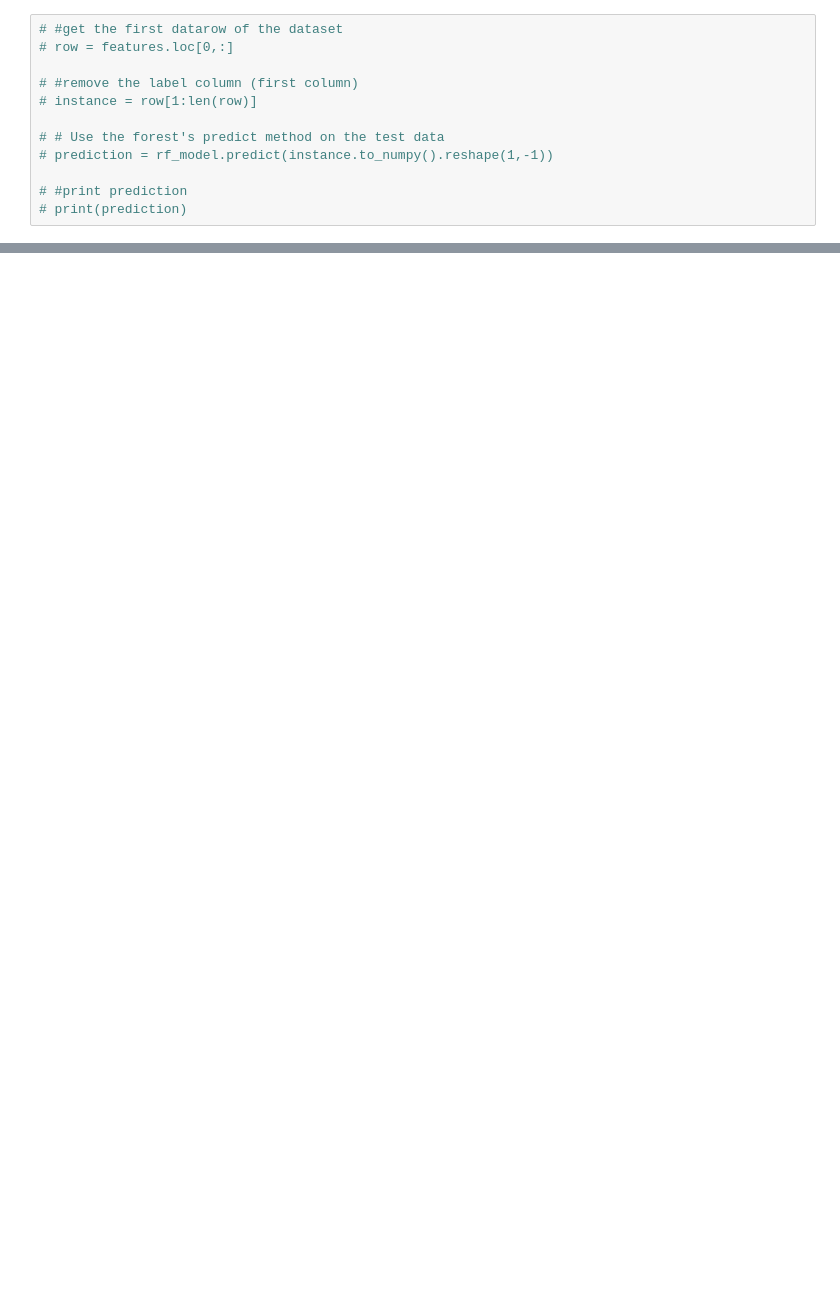
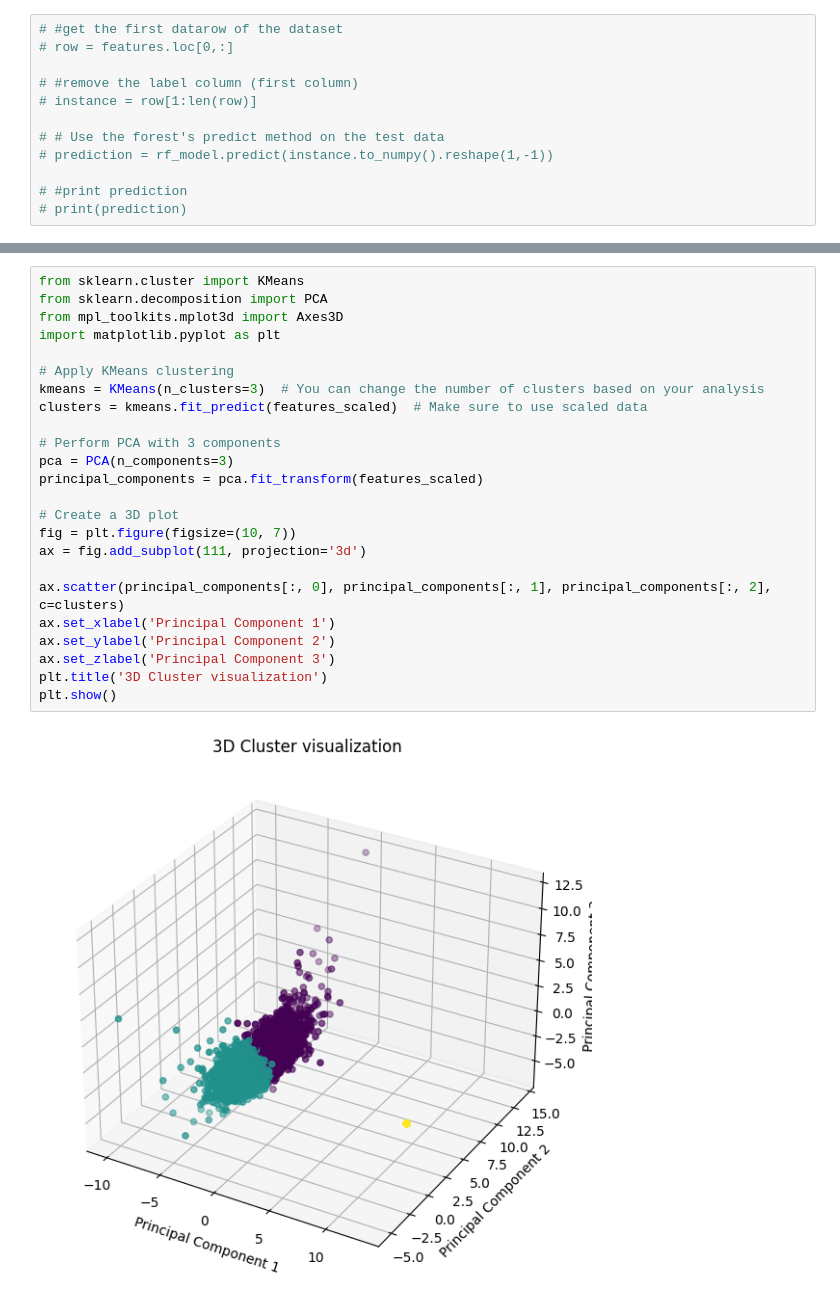
Before and after one commit to NielsvBeuningen/visual-analytics, a Jupyter notebook: data/XaiModel.ipynb, the cells around one changed output, grey strips where cells are left out. Saved outputs shown, nothing was run; the diff lists cells and outputs as text; blank space fills up the shorter version.

```diff
--- a/data/XaiModel.ipynb
+++ b/data/XaiModel.ipynb
@@ -118,0 +185,26 @@ rf_model = build_rf_model(train_features, train_labels, features, labels)
+# %%
+from sklearn.cluster import KMeans
+from sklearn.decomposition import PCA
+from mpl_toolkits.mplot3d import Axes3D
+import matplotlib.pyplot as plt
+
+# Apply KMeans clustering
+kmeans = KMeans(n_clusters=3)  # You can change the number of clusters based on your analysis
+clusters = kmeans.fit_predict(features_scaled)  # Make sure to use scaled data
+
+# Perform PCA with 3 components
+pca = PCA(n_components=3)
+principal_components = pca.fit_transform(features_scaled)
+
+# Create a 3D plot
+fig = plt.figure(figsize=(10, 7))
+ax = fig.add_subplot(111, projection='3d')
+
+ax.scatter(principal_components[:, 0], principal_components[:, 1], principal_components[:, 2], c=clusters)
+ax.set_xlabel('Principal Component 1')
+ax.set_ylabel('Principal Component 2')
+ax.set_zlabel('Principal Component 3')
+plt.title('3D Cluster visualization')
+plt.show()
+# %% [output]
+[figure, added]
```
Also changed, not shown: parts of 9 cells of this notebook, 1 other file.
